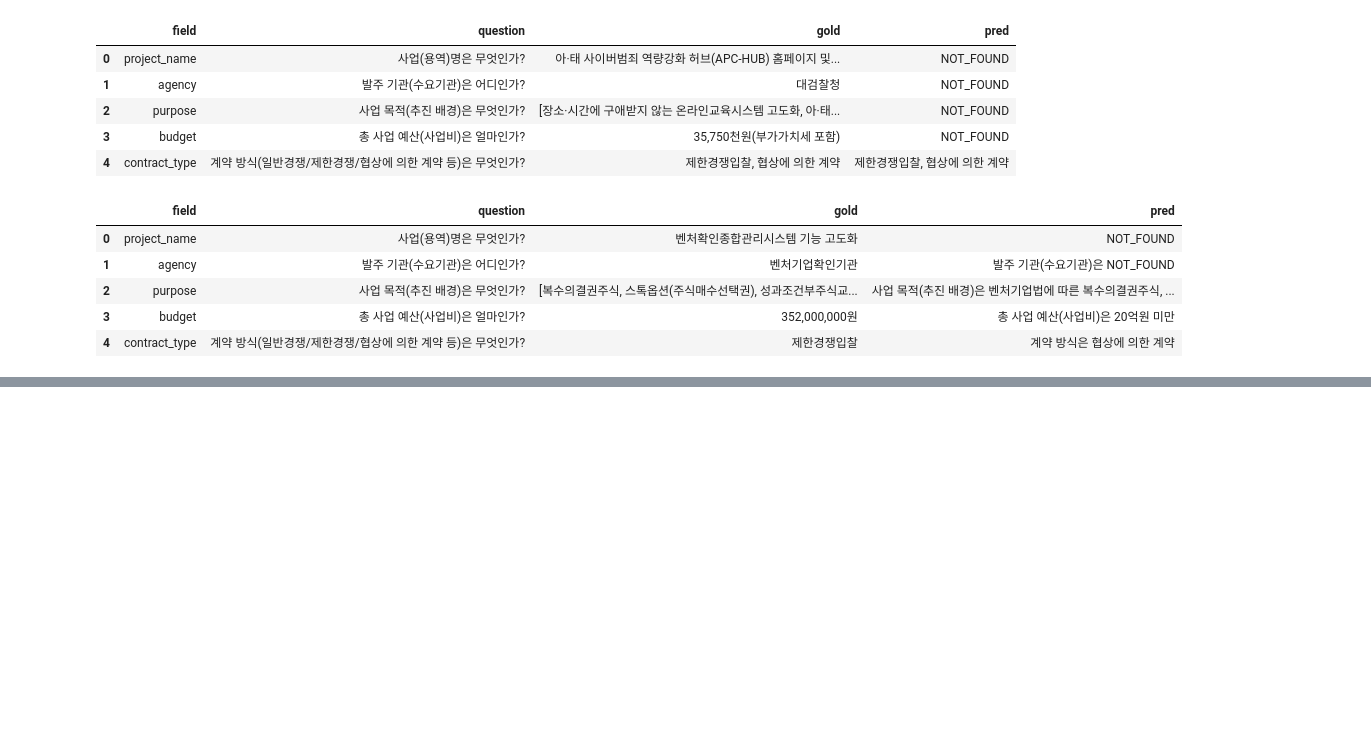
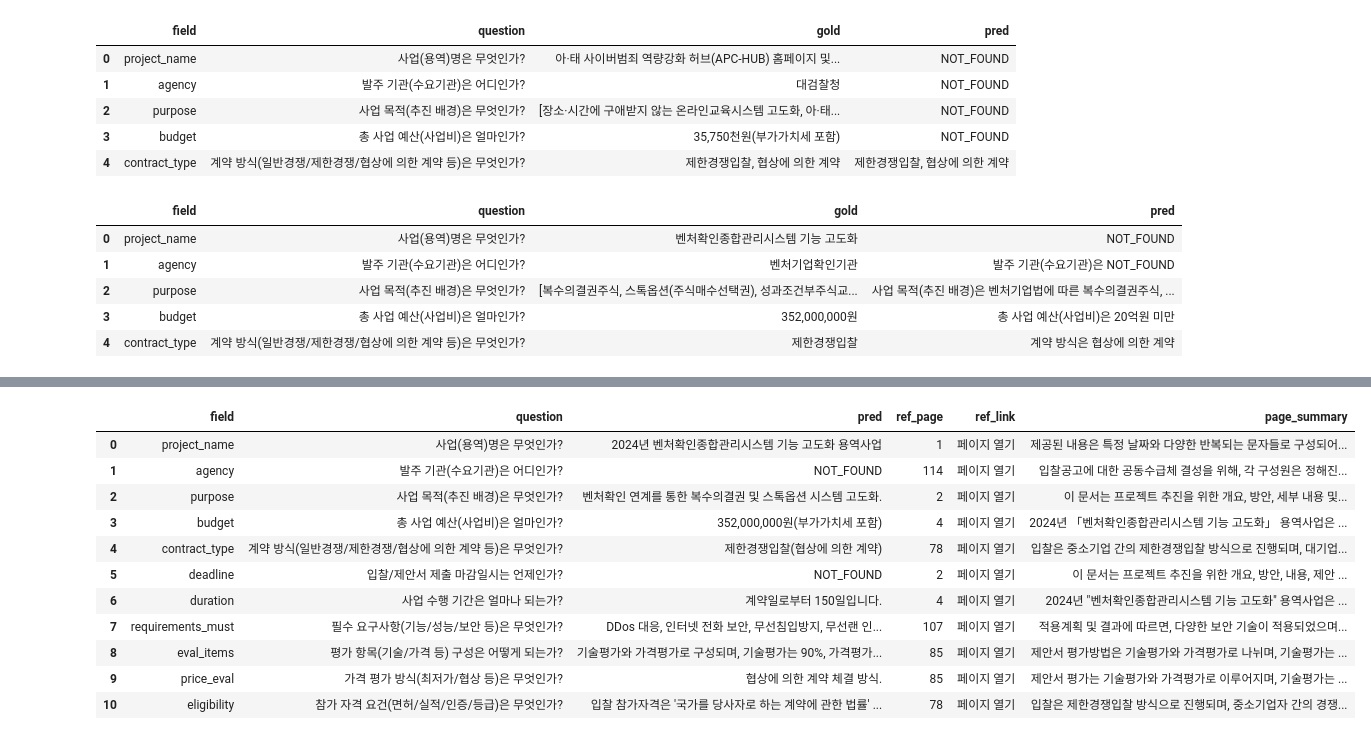
Before and after one commit to wonbywondev/codeit-part3-team4, a Jupyter notebook: notebooks/docs_api_summary_check_ver1.ipynb, the cells around one changed output, grey strips where cells are left out. Saved outputs shown, nothing was run; the diff lists cells and outputs as text; code cells hidden in the pictures; blank space fills up the shorter version.

```diff
--- a/notebooks/docs_api_summary_check_ver1.ipynb
+++ b/notebooks/docs_api_summary_check_ver1.ipynb
@@ -632,0 +714,9 @@ display(pd.DataFrame(rows))
+# %%
+import urllib.parse
+
+def make_pdf_link(doc_path: Path, page: int | None):
+    name = urllib.parse.quote(doc_path.name)
+    base = "http://localhost:8002/viewer.html"
+    if page:
+        return f'<a href="{base}?file={name}&page={page}" target="_blank">페이지 열기</a>'
+    return f'<a href="{base}?file={name}" target="_blank">문서 열기</a>'
@@ -632,0 +725,83 @@ display(pd.DataFrame(rows))
+# %%
+from IPython.display import HTML, display
+import urllib.parse
+
+def extract_pages(pdf_path: Path | str) -> list[str]:
+    pages = []
+    with pdfplumber.open(pdf_path) as pdf:
+        for page in pdf.pages:
+            pages.append(page.extract_text() or "")
+    return pages
+
+def build_page_index(pages: list[str]):
+    embs = embed_model.encode(pages, convert_to_numpy=True, show_progress_bar=False)
+    index = faiss.IndexFlatL2(embs.shape[1])
+    index.add(embs.astype("float32"))
+    return index
+
+def summarize_text(text: str, max_tokens: int = 400):
+    prompt = f"다음 내용을 2~3문장으로 요약:\n\n{text}"
+    resp = client.chat.completions.create(
+        model=MODEL,
+        messages=[{"role": "user", "content": prompt}],
+        max_tokens=max_tokens,
+    )
+    return (resp.choices[0].message.content or "").strip()
+
+def search_top_page(index, pages, question, top_k: int = 5):
+    q_emb = embed_model.encode([question])
+    _, I = index.search(q_emb.astype("float32"), top_k)
+    idxs = [int(i) for i in I[0] if int(i) >= 0]
+    if not idxs:
+        return None, ""
+    top_idx = idxs[0]
+    return top_idx + 1, pages[top_idx]
+
+def make_pdf_link(doc_path: Path, page: int | None):
+    name = urllib.parse.quote(doc_path.name)
+    base = "http://localhost:8002/viewer.html"
+    if page:
+        return f'<a href="{base}?file={name}&page={page}" target="_blank">페이지 열기</a>'
+    return f'<a href="{base}?file={name}" target="_blank">문서 열기</a>'
+
+# ====== 여기서 문서명 직접 입력 ======
+doc_name = "(사)벤처기업협회_2024년 벤처확인종합관리시스템 기능 고도화 용역사업 .pdf"
+
+doc_path = next(p for p in DOC_PATHS if p.name == doc_name)
+pages = extract_pages(doc_path)
+index = build_page_index(pages)
+
+rows = []
+for field, question in BASELINE_QUERIES:
+    # 질문마다 개별 검색해서 페이지 추출
+    top_page, page_text = search_top_page(index, pages, question, top_k=TOP_K)
+    summary = summarize_text(page_text[:2000]) if page_text else ""
+
+    # 질문-답변 생성 (해당 질문만)
+    answers = answer_batch(index, embed_model, pages, [(field, question)], top_k=TOP_K)
+    pred = answers[0] if answers else ""
+
+    rows.append({
+        "field": field,
+        "question": question,
+        "pred": pred,
+        "ref_page": top_page,
+        "ref_link": make_pdf_link(doc_path, top_page),
+        "page_summary": summary,
+    })
+
+df = pd.DataFrame(rows)
+display(HTML(df.to_html(escape=False)))
+# %% [output]
+|  | field | question | pred | ref_page | ref_link | page_summary |
+| 0 | project_name | 사업(용역)명은 무엇인가? | 2024년 벤처확인종합관리시스템 기능 고도화 용역사업 | 1 | 페이지 열기 | 제공된 내용은 특정 날짜와 다양한 반복되는 문자들로 구성되어... |
+| 1 | agency | 발주 기관(수요기관)은 어디인가? | NOT_FOUND | 114 | 페이지 열기 | 입찰공고에 대한 공동수급체 결성을 위해, 각 구성원은 정해진... |
+| 2 | purpose | 사업 목적(추진 배경)은 무엇인가? | 벤처확인 연계를 통한 복수의결권 및 스톡옵션 시스템 고도화. | 2 | 페이지 열기 | 이 문서는 프로젝트 추진을 위한 개요, 방안, 세부 내용 및... |
+| 3 | budget | 총 사업 예산(사업비)은 얼마인가? | 352,000,000원(부가가치세 포함) | 4 | 페이지 열기 | 2024년 「벤처확인종합관리시스템 기능 고도화」 용역사업은 ... |
+| 4 | contract_type | 계약 방식(일반경쟁/제한경쟁/협상에 의한 계약 등)은 무엇인가? | 제한경쟁입찰(협상에 의한 계약) | 78 | 페이지 열기 | 입찰은 중소기업 간의 제한경쟁입찰 방식으로 진행되며, 대기업... |
+| 5 | deadline | 입찰/제안서 제출 마감일시는 언제인가? | NOT_FOUND | 2 | 페이지 열기 | 이 문서는 프로젝트 추진을 위한 개요, 방안, 내용, 제안 ... |
+| 6 | duration | 사업 수행 기간은 얼마나 되는가? | 계약일로부터 150일입니다. | 4 | 페이지 열기 | 2024년 "벤처확인종합관리시스템 기능 고도화" 용역사업은 ... |
+| 7 | requirements_must | 필수 요구사항(기능/성능/보안 등)은 무엇인가? | DDos 대응, 인터넷 전화 보안, 무선침입방지, 무선랜 인... | 107 | 페이지 열기 | 적용계획 및 결과에 따르면, 다양한 보안 기술이 적용되었으며... |
+| 8 | eval_items | 평가 항목(기술/가격 등) 구성은 어떻게 되는가? | 기술평가와 가격평가로 구성되며, 기술평가는 90%, 가격평가... | 85 | 페이지 열기 | 제안서 평가방법은 기술평가와 가격평가로 나뉘며, 기술평가는 ... |
+| 9 | price_eval | 가격 평가 방식(최저가/협상 등)은 무엇인가? | 협상에 의한 계약 체결 방식. | 85 | 페이지 열기 | 제안서 평가는 기술평가와 가격평가로 이루어지며, 기술평가는 ... |
+| 10 | eligibility | 참가 자격 요건(면허/실적/인증/등급)은 무엇인가? | 입찰 참가자격은 '국가를 당사자로 하는 계약에 관한 법률' ... | 78 | 페이지 열기 | 입찰은 제한경쟁입찰 방식으로 진행되며, 중소기업자 간의 경쟁... |
```
Also changed, not shown: parts of 7 cells of this notebook.
